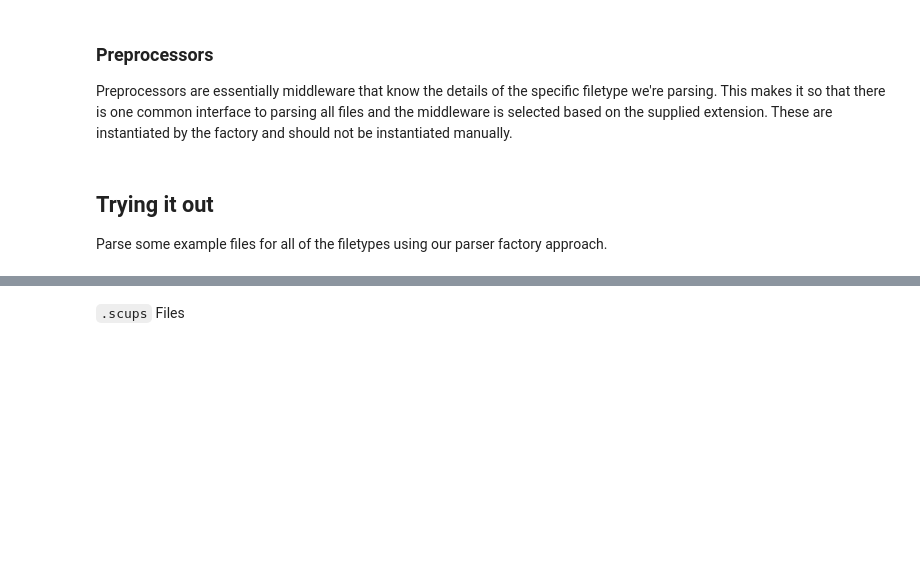
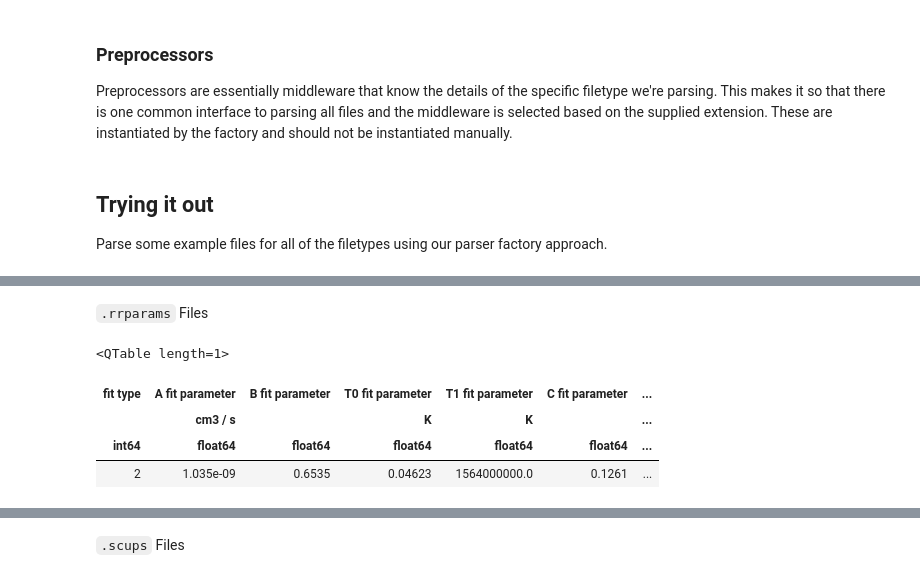
Before and after one commit to wtbarnes/research_notebook, a Jupyter notebook: fiasco/Parse Raw CHIANTI Data.ipynb, the cells around one changed output, grey strips where cells are left out. Saved outputs shown, nothing was run; the diff lists cells and outputs as text; code cells hidden in the pictures; blank space fills up the shorter version.

```diff
--- a/fiasco/Parse Raw CHIANTI Data.ipynb
+++ b/fiasco/Parse Raw CHIANTI Data.ipynb
@@ -266,0 +404,10 @@ Parse some example files for all of the filetypes using our parser factory appro
+# %% [markdown]
+`.rrparams` Files
+# %%
+Parser('al_2.rrparams').parse()
+# %% [output]
+<QTable length=1>
+| fit type | A fit parameter | B fit parameter | T0 fit parameter | T1 fit parameter | C fit parameter | ... |
+|  | cm3 / s |  | K | K |  | ... |
+| int64 | float64 | float64 | float64 | float64 | float64 | ... |
+| 2 | 1.035e-09 | 0.6535 | 0.04623 | 1564000000.0 | 0.1261 | ... |
```
Also changed, not shown: parts of 25 cells of this notebook, 2 other files.
